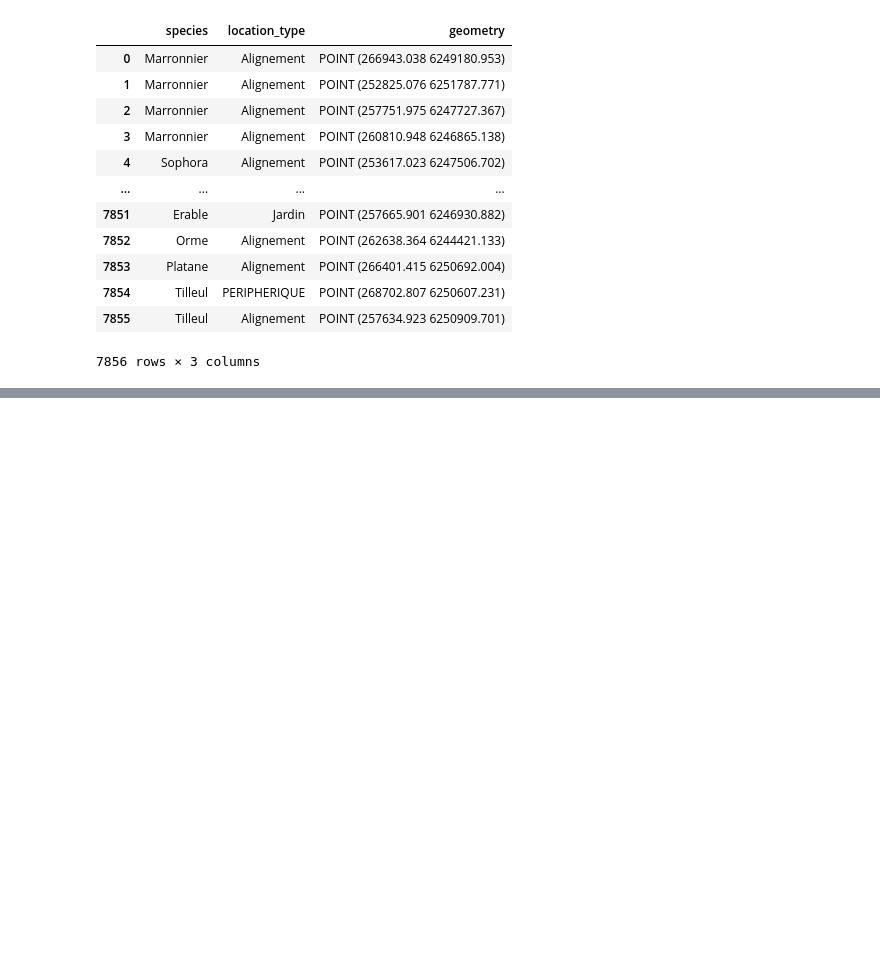
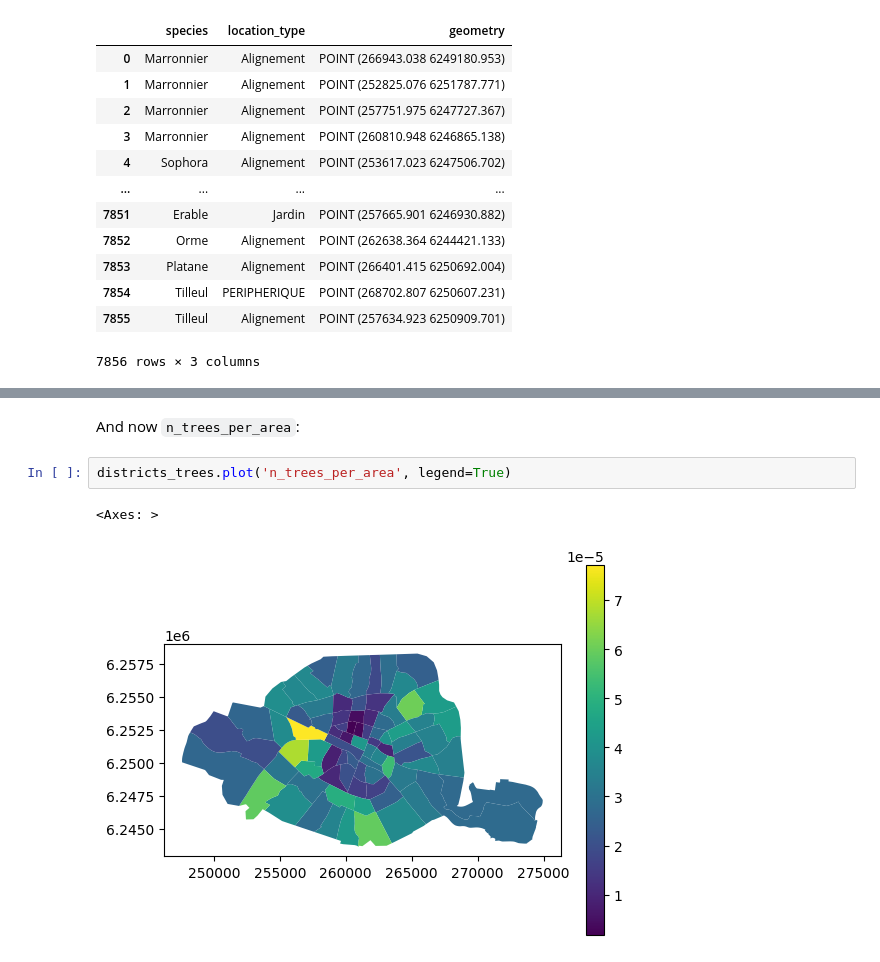
Before and after one commit to readyready15728/datacamp-python-notebooks, a Jupyter notebook: working_with_geospatial_data_in_python/working_with_geospatial_data_in_python.ipynb, the cells around one changed output, grey strips where cells are left out. Saved outputs shown, nothing was run; the diff lists cells and outputs as text; blank space fills up the shorter version.

```diff
--- a/working_with_geospatial_data_in_python/working_with_geospatial_data_in_python.ipynb
+++ b/working_with_geospatial_data_in_python/working_with_geospatial_data_in_python.ipynb
@@ -388,0 +489,7 @@ trees
+# %% [markdown]
+And now `n_trees_per_area`:
+# %%
+districts_trees.plot('n_trees_per_area', legend=True)
+# %% [output]
+<Axes: >
+[figure, added]
```
Also changed, not shown: parts of 67 cells of this notebook.
